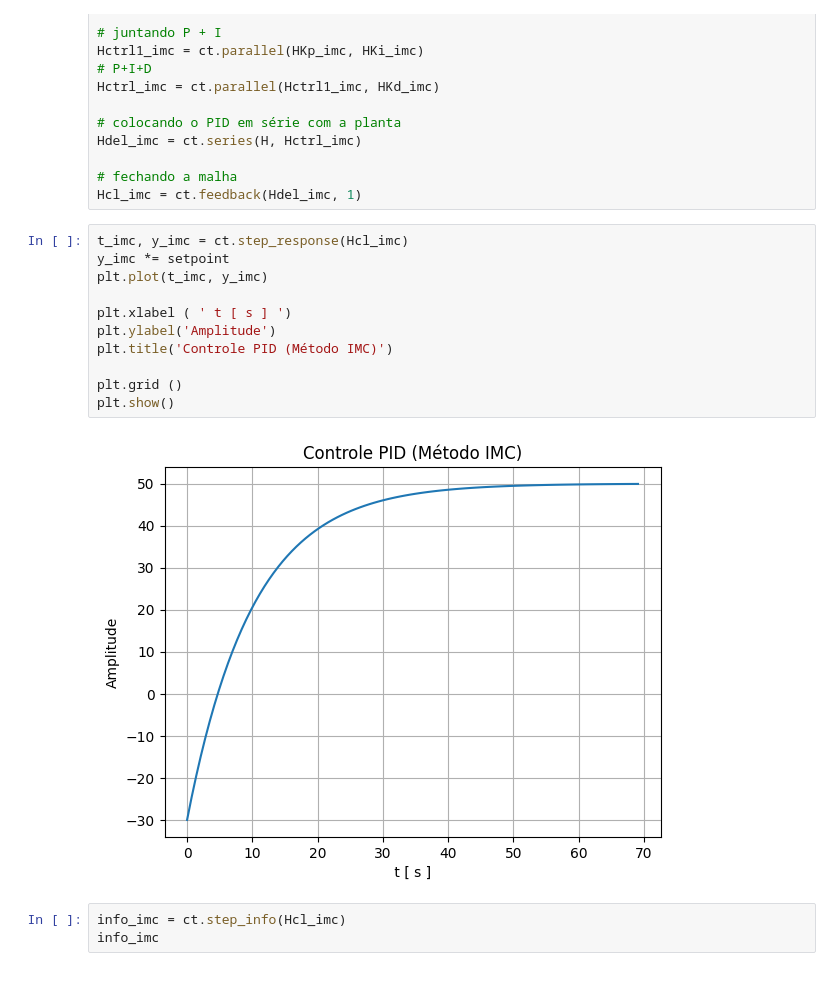
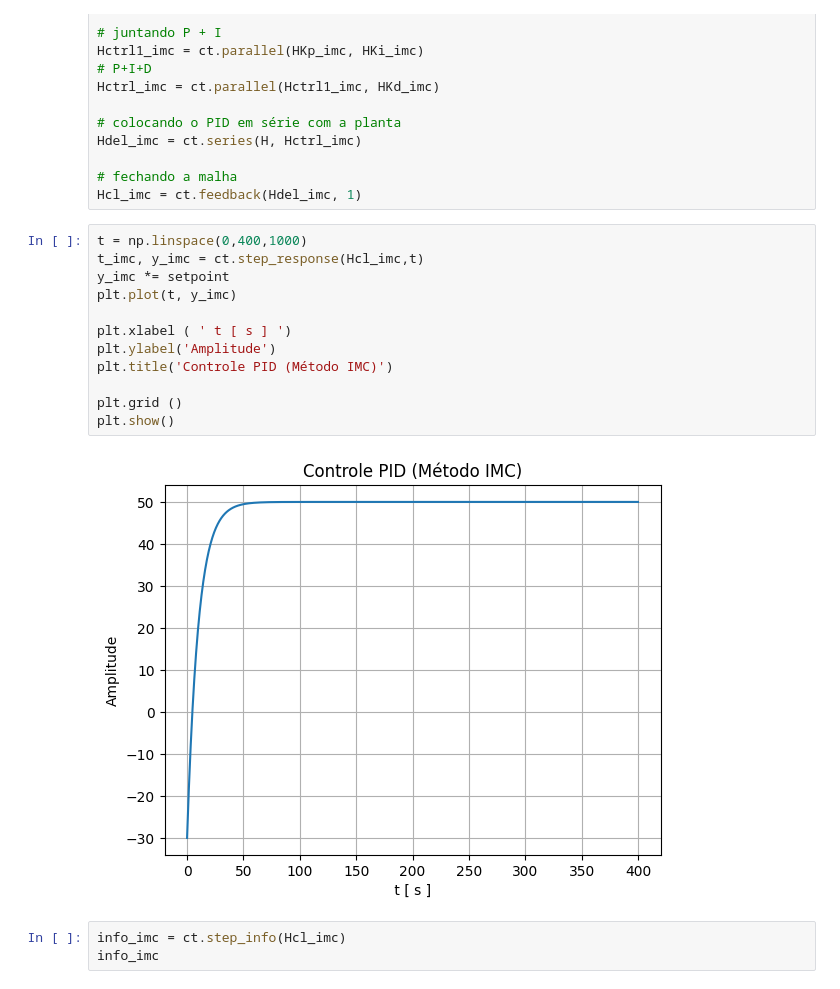
Before and after one commit to natalia-batista/Projeto-C13-, a Jupyter notebook: SistemasEmbarcados.ipynb, the cells around one changed output. Saved outputs shown, nothing was run; the diff lists cells and outputs as text.

```diff
--- a/SistemasEmbarcados.ipynb
+++ b/SistemasEmbarcados.ipynb
@@ -333,18 +333,19 @@ Hdel_imc = ct.series(H, Hctrl_imc)
 # fechando a malha
 Hcl_imc = ct.feedback(Hdel_imc, 1)
 # %%
-t_imc, y_imc = ct.step_response(Hcl_imc)
+t = np.linspace(0,400,1000)
+t_imc, y_imc = ct.step_response(Hcl_imc,t)
 y_imc *= setpoint
-plt.plot(t_imc, y_imc)
+plt.plot(t, y_imc)
 
 plt.xlabel ( ' t [ s ] ')
 plt.ylabel('Amplitude')
 plt.title('Controle PID (Método IMC)')
 
 plt.grid ()
 plt.show()
 # %% [output]
-[figure, old version]
+[figure, new version]
 # %%
 info_imc = ct.step_info(Hcl_imc)
 info_imc
```
Also changed, not shown: parts of 12 cells of this notebook.
